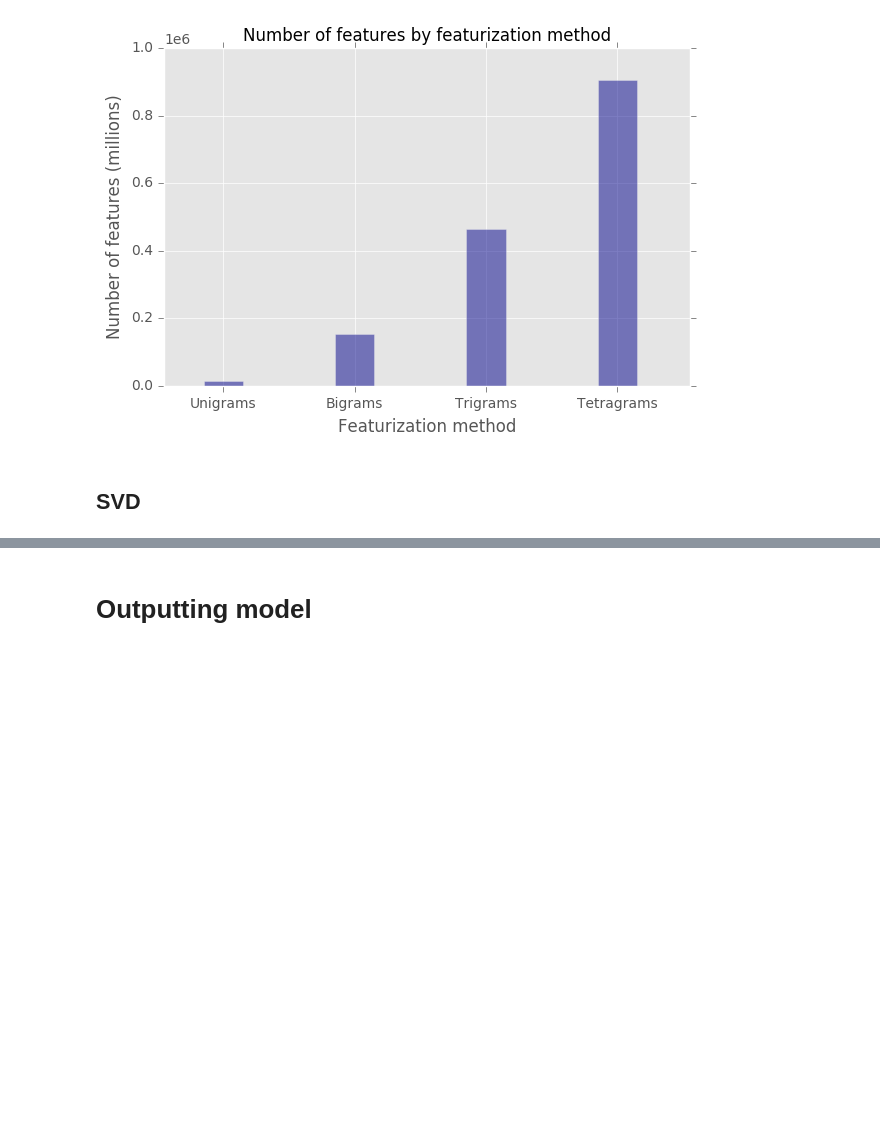
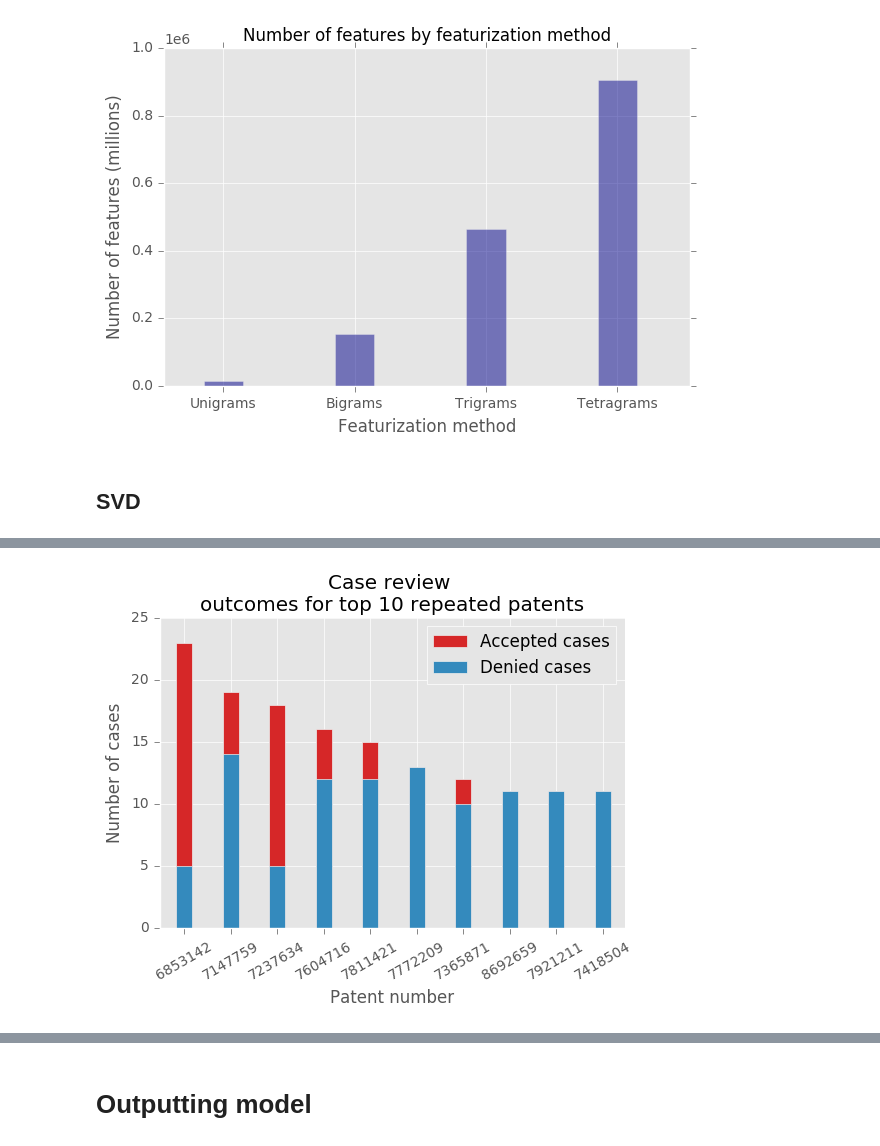
Before and after one commit to davidjwiner/cal-patent-lab, a Jupyter notebook: lib/notebooks/predicting_patent_challenge/PTAB_process_entry.ipynb, the cells around one changed output, grey strips where cells are left out. Saved outputs shown, nothing was run; the diff lists cells and outputs as text; code cells hidden in the pictures; blank space fills up the shorter version.

```diff
--- a/lib/notebooks/predicting_patent_challenge/PTAB_process_entry.ipynb
+++ b/lib/notebooks/predicting_patent_challenge/PTAB_process_entry.ipynb
@@ -478,0 +563,13 @@ def get_results(clfs, filename):
+# %%
+top_patents = df.groupby(by='patent_id').count().sort(columns='case_id', ascending=False).case_id
+# %%
+freqs = top_patents
+patents = top_patents.index
+
+sub_freqs = freqs[freqs > 1]
+sub_patents = sub_freqs.index
+num_denials = []
+for patent in sub_patents:
+    num_denials.append(sum(df[df.patent_id == patent].denied))
+
+consensus = [num_denials[i] == sub_freqs[i] for i in range(len(num_denials))]
@@ -478,0 +581,7 @@ def get_results(clfs, filename):
+# %%
+freqs = top_patents[:10]
+patents = top_patents[:10].index
+num_denials = []
+
+for patent in patents:
+    num_denials.append(sum(df[df.patent_id == patent].denied))
@@ -478,0 +592,22 @@ def get_results(clfs, filename):
+# %%
+ind = np.arange(len(freqs))    # the x locations for the groups
+width = 0.35       # the width of the bars: can also be len(x) sequence
+
+ax = plt.subplot(111)
+
+simpleaxis(ax)
+
+p1 = plt.bar(ind + width, freqs, width, color='#d62728', label="Accepted cases")
+p2 = plt.bar(ind + width, num_denials, width, label="Denied cases")
+
+plt.xticks(ind + 1.5 * width, patents)
+plt.xticks(rotation=30)
+plt.xlabel('Patent number')
+plt.ylabel('Number of cases')
+
+plt.legend(loc='best')
+plt.title('Case review \noutcomes for top 10 repeated patents')
+
+plt.show()
+# %% [output]
+[figure, added]
```
Also changed, not shown: parts of 33 cells of this notebook, 6 other files.
